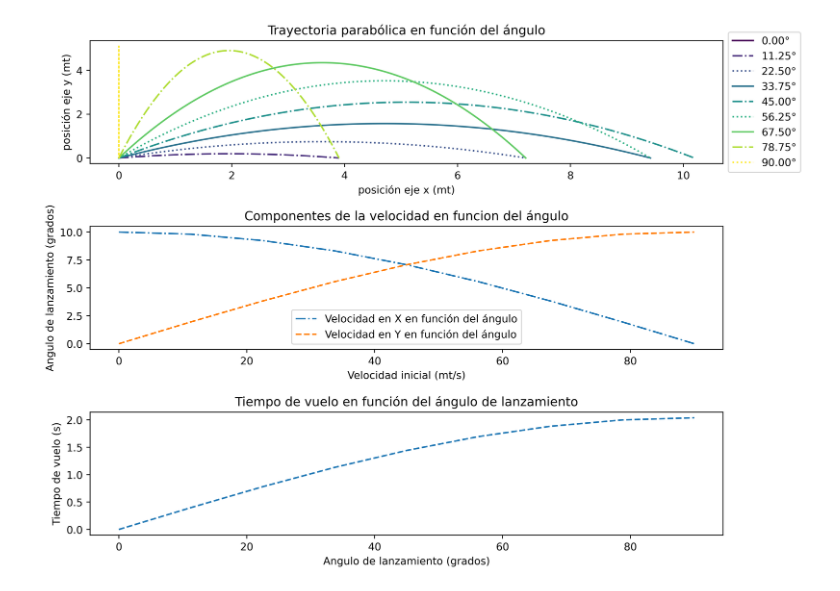
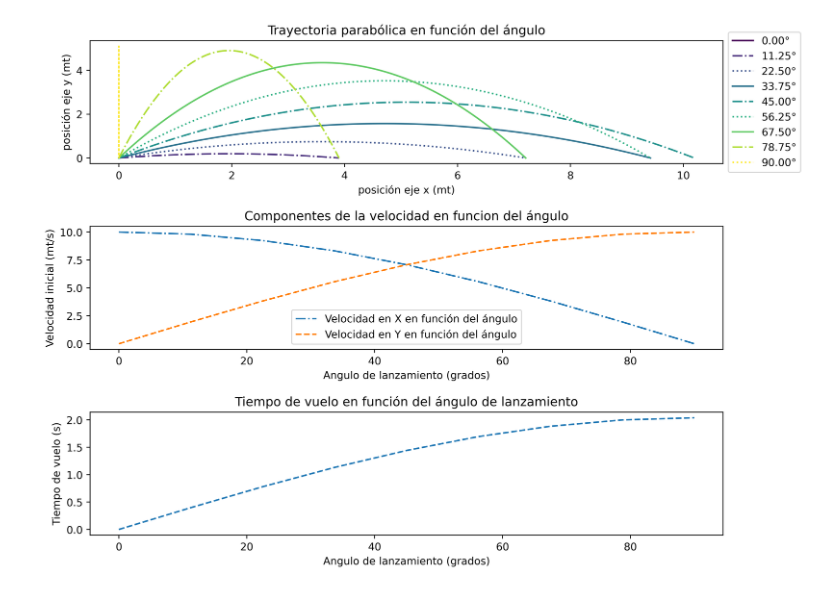
Before and after one commit to DaveAlsina/5toSemestre, a Jupyter notebook: fisica/talleres/taller2/Taller 2 Sección Computacional.ipynb, the cells around one changed output. Saved outputs shown, nothing was run; the diff lists cells and outputs as text; code cells hidden in the pictures.

```diff
--- a/fisica/talleres/taller2/Taller 2 Sección Computacional.ipynb
+++ b/fisica/talleres/taller2/Taller 2 Sección Computacional.ipynb
@@ -67,8 +67,8 @@ def parabolic_throwing(angle: tuple,  step_size_angle: float,
     axs[1].plot(theta*180/np.pi, vy,
                 label = "Velocidad en Y en función del ángulo",
                 linestyle= '--')
-    axs[1].set_xlabel("Velocidad inicial (mt/s)")
-    axs[1].set_ylabel("Angulo de lanzamiento (grados)")
+    axs[1].set_ylabel("Velocidad inicial (mt/s)")
+    axs[1].set_xlabel("Angulo de lanzamiento (grados)")
     axs[1].legend()
     axs[1].set_title("Componentes de la velocidad en funcion del ángulo")
 
@@ -87,31 +87,31 @@ def parabolic_throwing(angle: tuple,  step_size_angle: float,
         local_angle = theta[count]*180/np.pi
         color = viridis(local_angle/angle[1])
         txt = "{:.2f}°".format(local_angle)
 
         # crea la gráfica de trayectorias en función del ángulo de lanzamiento
         axs[0].plot(x, y, label= txt, c = color, linestyle= lstyle[count%3])
         axs[0].set_xlabel("posición eje x (mt)")
         axs[0].set_ylabel("posición eje y (mt)")
         axs[0].legend(loc='center left',  bbox_to_anchor=(1, 0.5))
         axs[0].set_title("Trayectoria parabólica en función del ángulo")
 
 
         count += 1
 
     # hace un plot de el tiempo de vuelo en función del ángulo de lanzamiento
     angle_range = theta*180/np.pi
     angle_range = angle_range.reshape((1, nangles))
 
     axs[2].plot(angle_range[0], flight_times[0], linestyle= '--')
     axs[2].set_xlabel("Angulo de lanzamiento (grados)")
     axs[2].set_ylabel("Tiempo de vuelo (s)")
     axs[2].set_title("Tiempo de vuelo en función del ángulo de lanzamiento")
 
 
 parabolic_throwing(angle = (0, 90),
                    step_size_angle = 10,
                    step_size_time = 0.005,
                    vi = 10,
                    gravity = 9.81)
 # %% [output]
-[figure, old version]
+[figure, new version]
```
Also changed, not shown: 6 other files.
